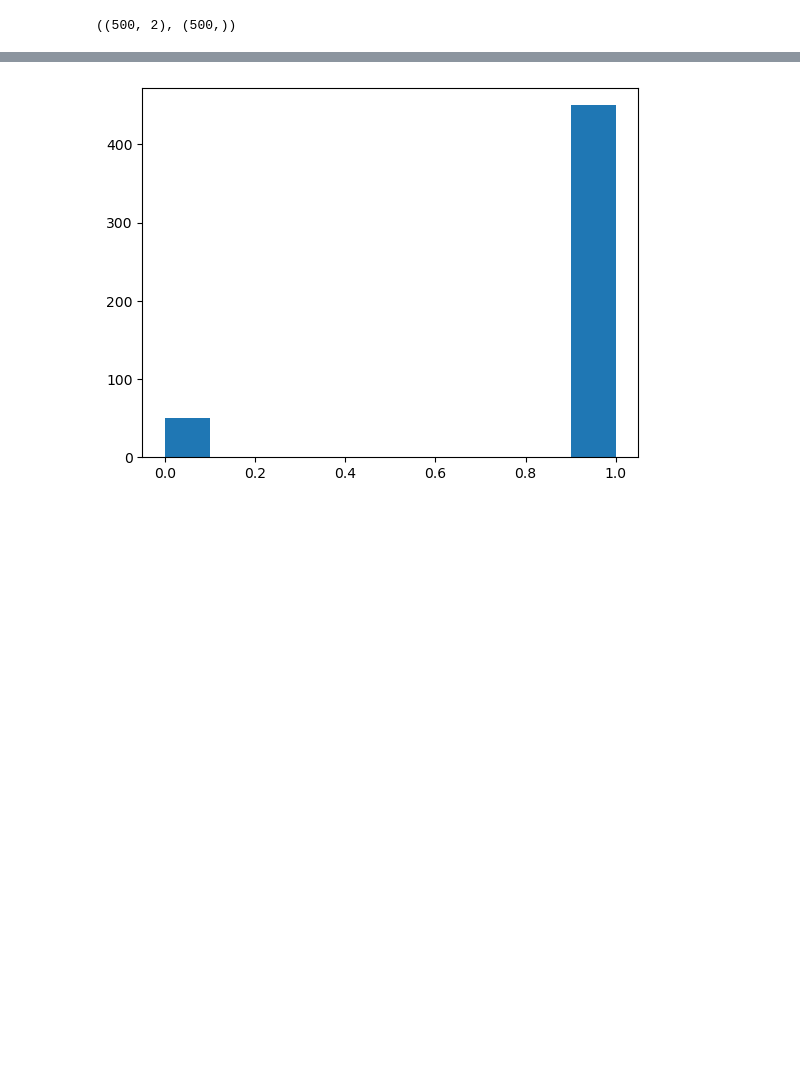
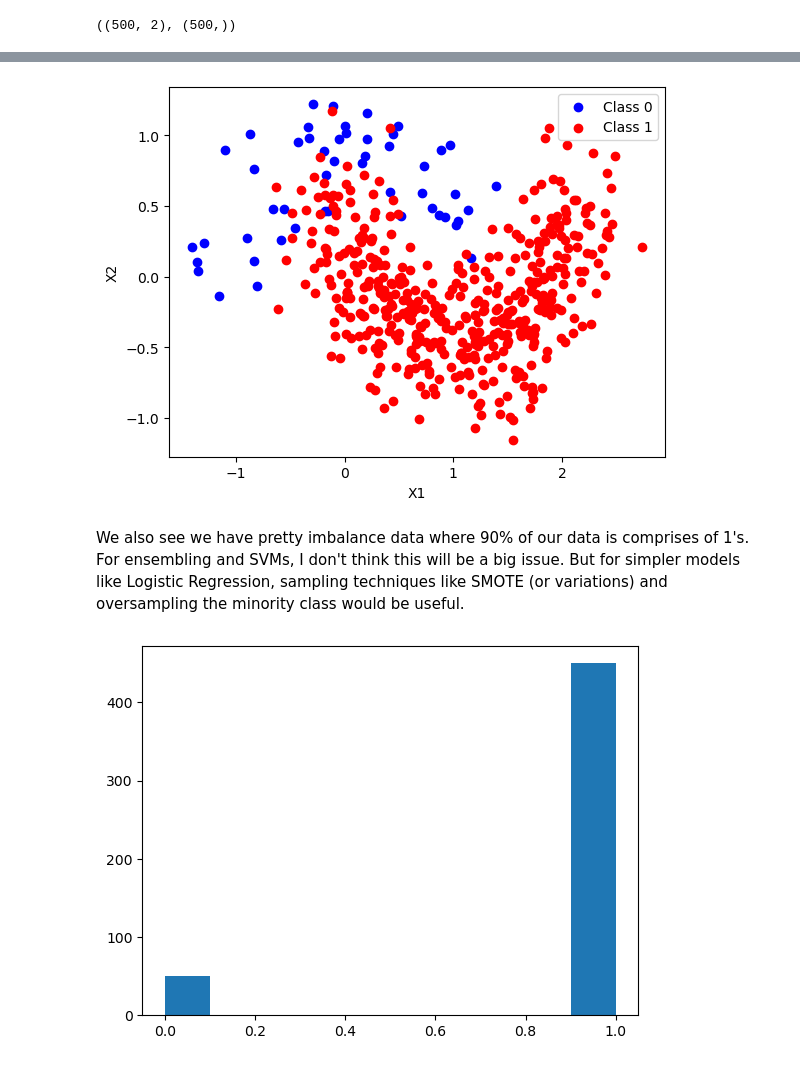
Before and after one commit to lmg1404/MDST-2023-Tutorials, a Jupyter notebook: Optional Challenges/ML Focus/ml_challenge.ipynb, the cells around one changed output, grey strips where cells are left out. Cells and saved outputs as stored; diff of their text form; code cells hidden in the pictures; blank space fills up the shorter version.

Commit message:
begin model selection

```diff
--- a/Optional Challenges/ML Focus/ml_challenge.ipynb
+++ b/Optional Challenges/ML Focus/ml_challenge.ipynb
@@ -50,3 +39,14 @@ plt.plot(X, 'o');
+# %%
+plt.scatter(X[Y == 0, 0], X[Y == 0, 1], color='blue', label="Class 0")
+plt.scatter(X[Y == 1, 0], X[Y == 1, 1], color='red', label="Class 1")
+plt.xlabel('X1')
+plt.ylabel('X2')
+plt.legend(loc="best")
+plt.show()
+# %% [output]
+[figure, added]
+# %% [markdown]
+We also see we have pretty imbalance data where 90% of our data is comprises of 1's. For ensembling and SVMs, I don't think this will be a big issue. But for simpler models like Logistic Regression, sampling techniques like SMOTE (or variations) and oversampling the minority class would be useful.
 # %%
 plt.hist(Y);
 # %% [output]
```
Also changed, not shown: parts of 26 cells of this notebook.
